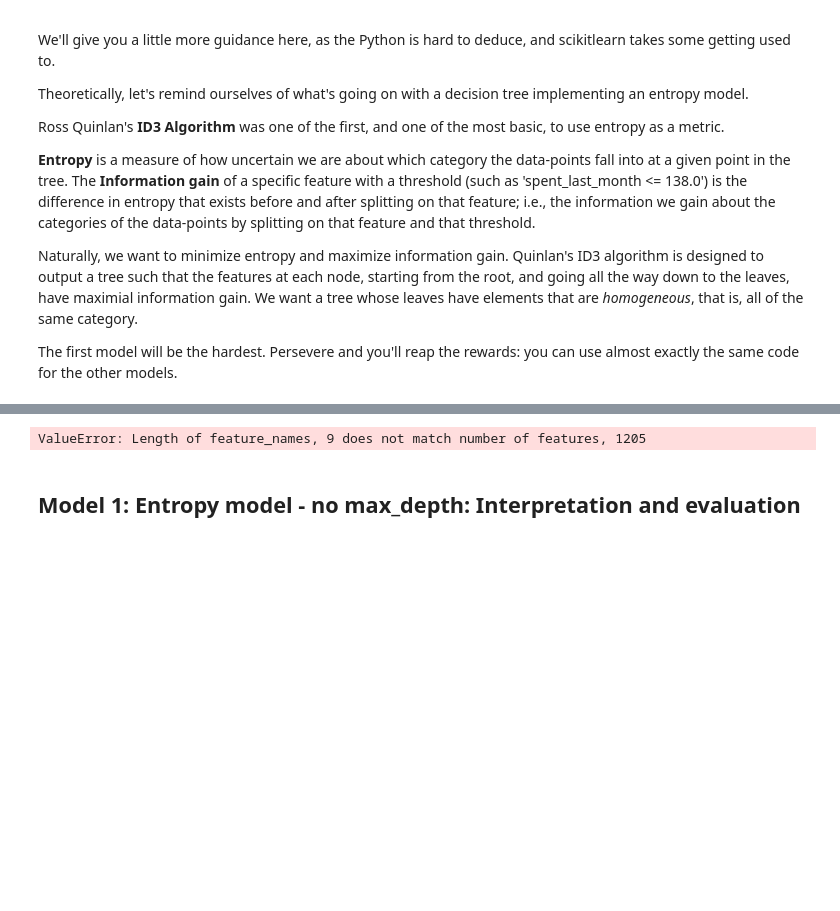
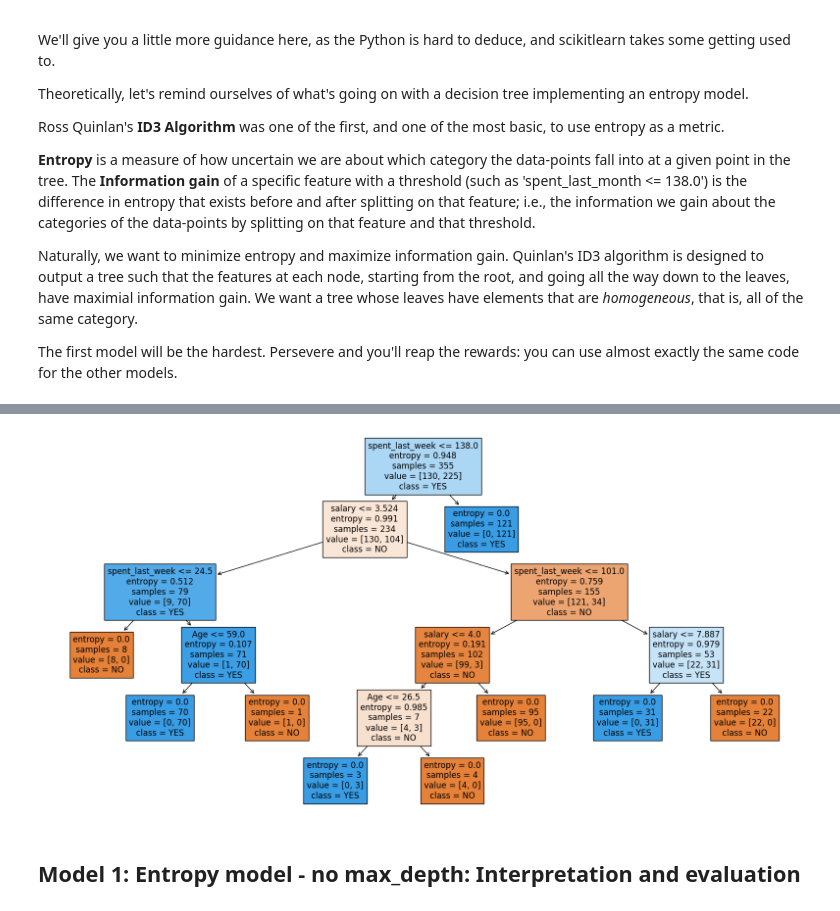
Before and after one commit to Zippart/Decision-Tree-Specialty-Coffee, a Jupyter notebook: Springboard Decision Tree Specialty Coffee Case Study - Tier 3.ipynb, the cells around one changed output, grey strips where cells are left out. Saved outputs shown, nothing was run; the diff lists cells and outputs as text; code cells hidden in the pictures; blank space fills up the shorter version.

```diff
--- a/Springboard Decision Tree Specialty Coffee Case Study - Tier 3.ipynb
+++ b/Springboard Decision Tree Specialty Coffee Case Study - Tier 3.ipynb
@@ -318,11 +318,12 @@ One-hot encoding replaces each unique value of a given column with a new column,
 **Note**: We will do this before we do our train/test split as to do it after could mean that some categories only end up in the train or test split of our data by chance and this would then lead to different shapes of data for our `X_train` and `X_test` which could/would cause downstream issues when fitting or predicting using a trained model.
 # %%
 # One-hot encode all features in X.
-from sklearn.preprocessing import OneHotEncoder
-encoder = OneHotEncoder()
+# from sklearn.preprocessing import OneHotEncoder
+# encoder = OneHotEncoder()
 
 # Fit and transform the data
-X = encoder.fit_transform(X).toarray()
+X = pd.get_dummies(X)
+# print(X)
 # %% [markdown]
 ### 6. Further divide those subsets into train and test subsets for X and y respectively: X_train, X_test, y_train, y_test
 # %%
@@ -353,7 +371,7 @@ AttributeError: 'DecisionTreeClassifier' object has no attribute 'n_features_'
 from sklearn.tree import DecisionTreeClassifier
 
 # Declare a variable called entr_model and use tree.DecisionTreeClassifier.
-entr_model = DecisionTreeClassifier()
+entr_model = DecisionTreeClassifier(criterion='entropy', max_depth=None)
 
 # Call fit() on entr_model
 entr_model.fit(X_train, y_train)
@@ -366,4 +384,10 @@ y_pred = pd.Series(y_pred)
 
 # Check out entr_model
 print(entr_model)
+
+# Check the number of features in the model
+print("Number of features in the model:", X_train.shape[1])
+
+# Check the number of classes in the model
+print("Classes in the model:", entr_model.classes_)
 # %% [output]
@@ -371,32 +413,33 @@ DecisionTreeClassifier()
 # %%
 from sklearn.tree import plot_tree
 from sklearn.tree import export_graphviz
-from IPython.display import Image
+from IPython.display import Image, display
+# from io import StringIO
+# import pydot
+# import subprocess
 
 # Now we want to visualize the tree
 # plt.figure(figsize=(20,10))  # Adjust the figure size as needed
 # plot_tree(entr_model, feature_names=NOPrediction[features], class_names=entr_model.classes_, filled=True)
 # plt.show()
 
 
 features = NOPrediction.columns.tolist()
 # features
 
 # # We can do so with export_graphviz
 dot_data = export_graphviz(entr_model, out_file=None,
                            feature_names=features,
                            class_names=entr_model.classes_,
                            filled=True)
 
-# Create a Graph from DOT data
-graph = pydotplus.graph_from_dot_data(dot_data)
-
-# Show the decision tree
-Image(graph.create_png())
+plt.figure(figsize=(20, 10))
+plot_tree(entr_model, feature_names=features, class_names=entr_model.classes_, filled=True)
+plt.show()
 
 # # Alternatively for class_names use entr_model.classes_
 # %% [output]
-ValueError: Length of feature_names, 9 does not match number of features, 1205
+[figure, added]
 # %% [markdown]
 ## Model 1: Entropy model - no max_depth: Interpretation and evaluation
 # %%
```
Also changed, not shown: parts of 20 cells of this notebook.
